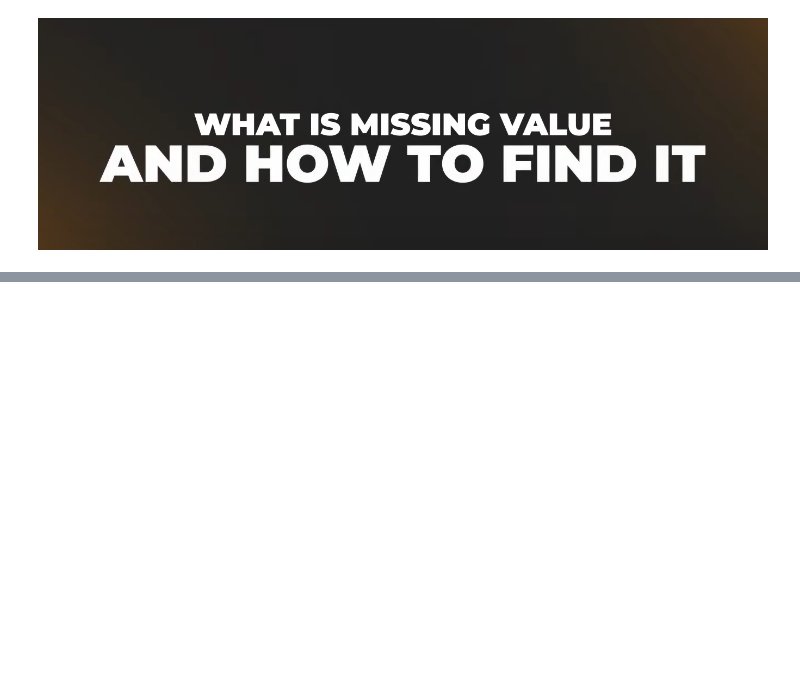
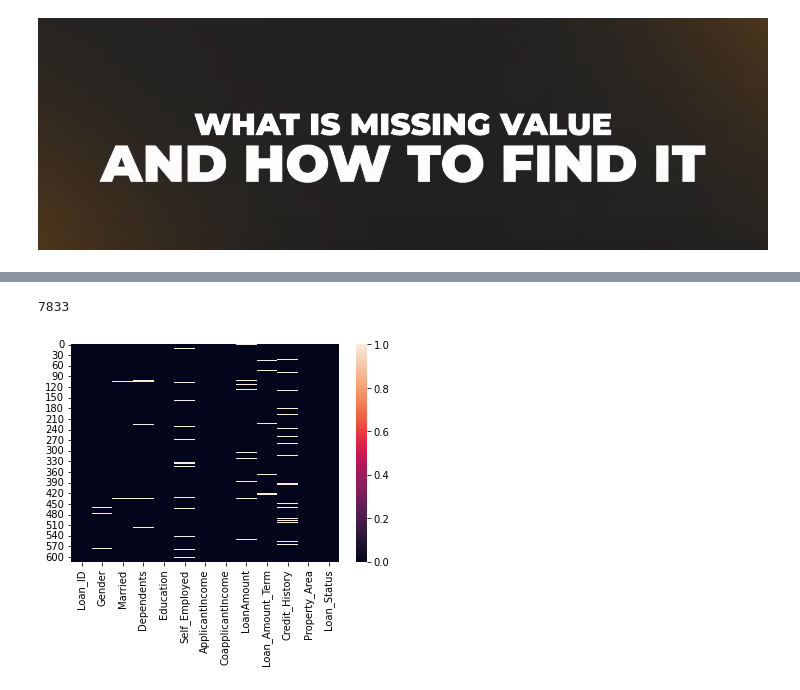
Before and after one commit to praveensinghaws/Python, a Jupyter notebook: wsCubeTech/Data Cleaning/2. What is a missing value & How to find it.ipynb, the cells around one changed output, grey strips where cells are left out. Saved outputs shown, nothing was run; the diff lists cells and outputs as text; code cells hidden in the pictures; blank space fills up the shorter version.

```diff
--- a/wsCubeTech/Data Cleaning/2. What is a missing value & How to find it.ipynb
+++ b/wsCubeTech/Data Cleaning/2. What is a missing value & How to find it.ipynb
@@ -1,2 +1,18 @@
 # %% [markdown]
 ![image.png](attachment:cdc30d84-1b3e-44ec-9b74-dff7e8bf6bc1.png)
+# %%
+# Importing the Pandas library as pd
+import pandas as pd
+
+# Importing the Seaborn library as sns
+import seaborn as sns
+
+# Importing the Matplotlib library for plotting
+import matplotlib.pyplot as plt
+
+
+# Reading the CSV file "loan.csv" into a DataFrame named df
+df = pd.read_csv("loan.csv")
+
+# Displaying the first three rows of the DataFrame
+df.head(3)
@@ -2,0 +110,13 @@
+# %%
+# Calculating the total number of non-null values in the entire DataFrame
+df.notnull().sum().sum()
+# %% [output]
+7833
+# %%
+# Creating a heatmap to visualize missing values in the DataFrame using Seaborn
+sns.heatmap(df.isnull())
+
+# Displaying the plot
+plt.show()
+# %% [output]
+[figure, added]
```
Also changed, not shown: parts of 8 cells of this notebook, 2 other files.
